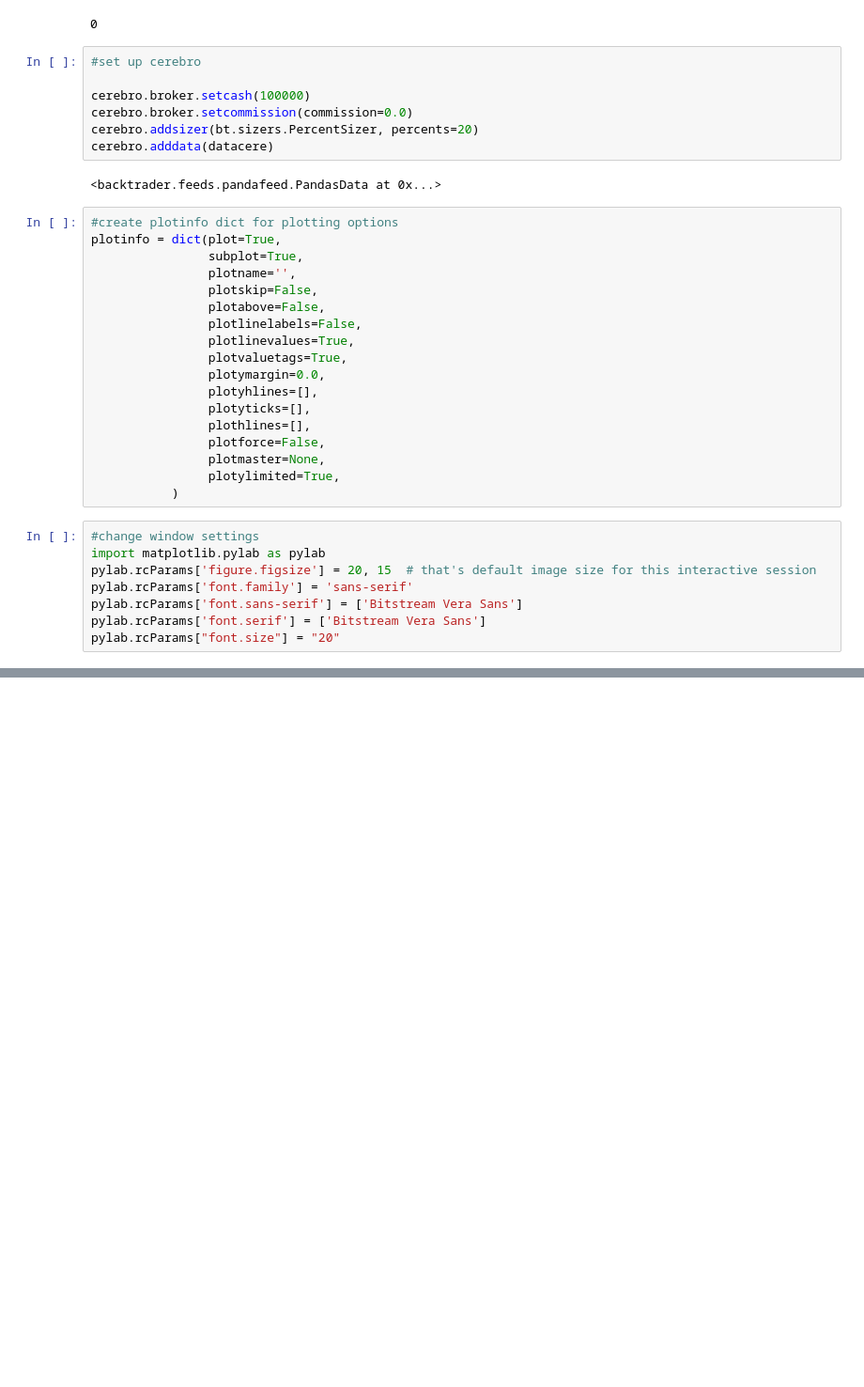
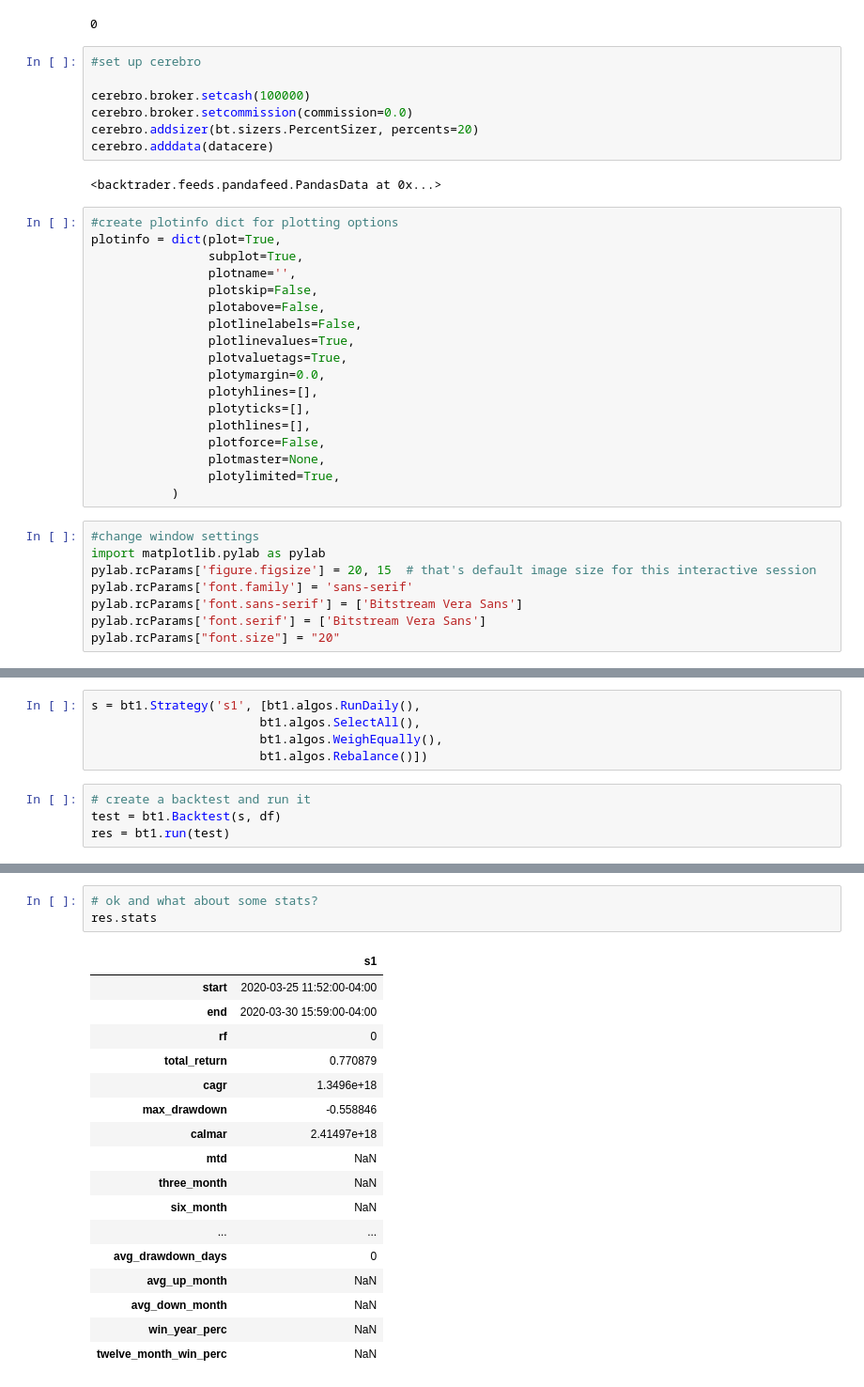
Before and after one commit to hjeffreywang/Alpaca-Algotrading--Legacy-, a Jupyter notebook: Integrated_backtester_historical.ipynb, the cells around one changed output, grey strips where cells are left out. Shown at 94% size. Saved outputs shown, nothing was run; the diff lists cells and outputs as text; blank space fills up the shorter version.

```diff
--- a/Integrated_backtester_historical.ipynb
+++ b/Integrated_backtester_historical.ipynb
@@ -116,0 +207,9 @@ cerebro.plot()
+# %%
+s = bt1.Strategy('s1', [bt1.algos.RunDaily(),
+                       bt1.algos.SelectAll(),
+                       bt1.algos.WeighEqually(),
+                       bt1.algos.Rebalance()])
+# %%
+# create a backtest and run it
+test = bt1.Backtest(s, df)
+res = bt1.run(test)
@@ -116,0 +246,21 @@ cerebro.plot()
+# %%
+# ok and what about some stats?
+res.stats
+# %% [output]
+|  | s1 |
+| start | 2020-03-25 11:52:00-04:00 |
+| end | 2020-03-30 15:59:00-04:00 |
+| rf | 0 |
+| total_return | 0.770879 |
+| cagr | 1.3496e+18 |
+| max_drawdown | -0.558846 |
+| calmar | 2.41497e+18 |
+| mtd | NaN |
+| three_month | NaN |
+| six_month | NaN |
+| ... | ... |
+| avg_drawdown_days | 0 |
+| avg_up_month | NaN |
+| avg_down_month | NaN |
+| win_year_perc | NaN |
+| twelve_month_win_perc | NaN |
```
Also changed, not shown: parts of 18 cells of this notebook, 5 other files.
